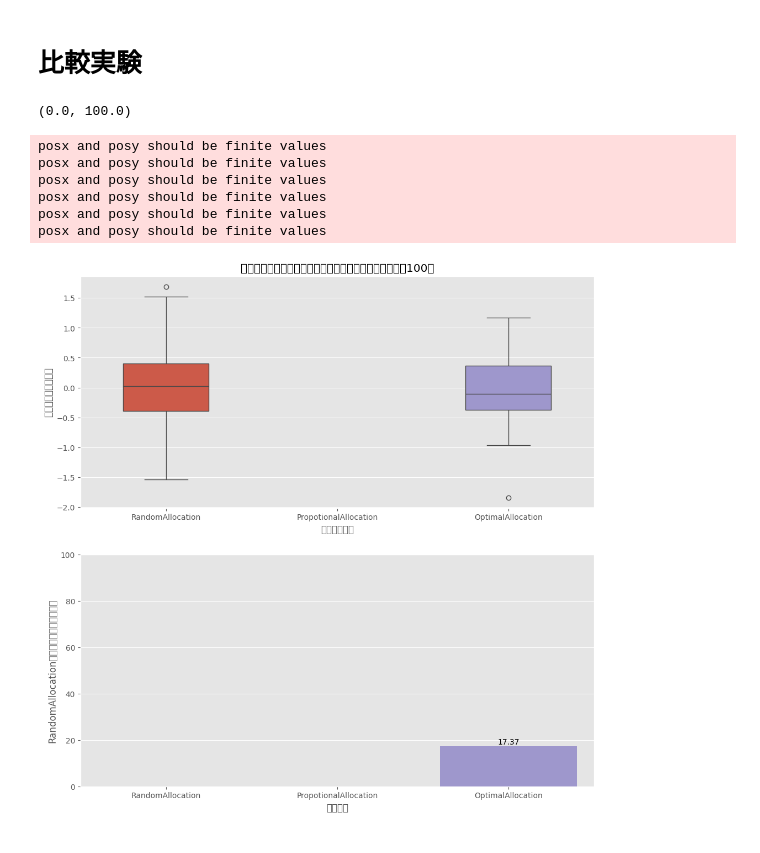
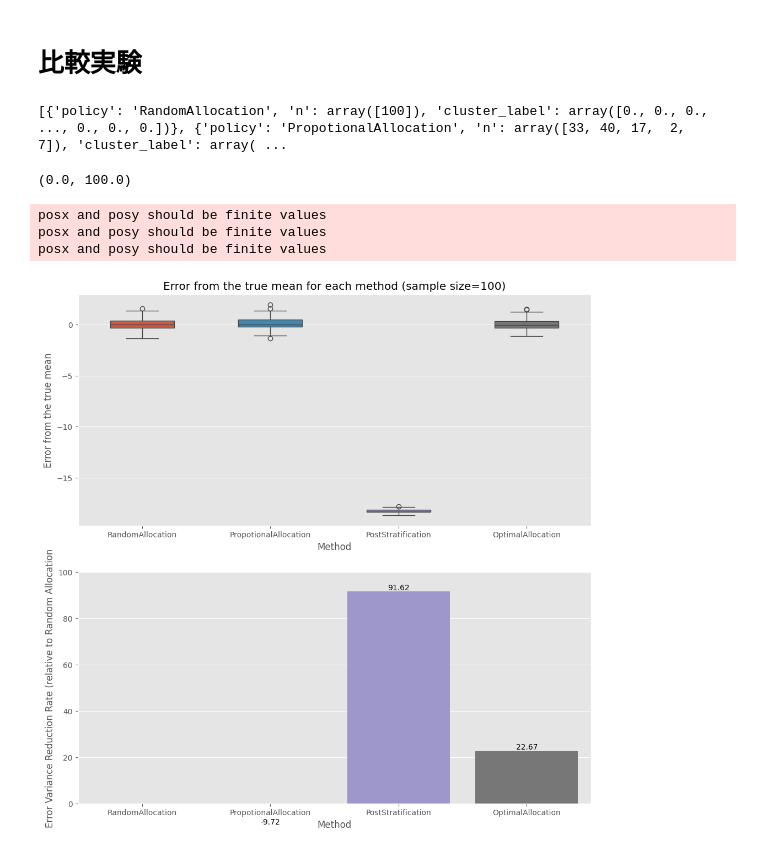
Before and after one commit to Monketu/ABtesting, a Jupyter notebook: notebook/層化抽出_実データ.ipynb, the cells around one changed output. Saved outputs shown, nothing was run; the diff lists cells and outputs as text; code cells hidden in the pictures.

```diff
--- a/notebook/層化抽出_実データ.ipynb
+++ b/notebook/層化抽出_実データ.ipynb
@@ -281,13 +259,15 @@ class RandomAllocation(BaseAllocation):
         """ランダムにn_samplesの標本を選択する"""
         n = np.array([self.n_samples])
 
-        return n  # （例）標本サイズが100のとき、n=[100]
+        return n  # （例）n=[標本サイズ]
 
     def clustering(self, X: NDArray) -> tuple[NDArray, NDArray]:
         # cluster_labelのすべての要素は0（すべてのデータを同じクラスタに属させている）
-        cluster_label = np.zeros(X.shape[0])
+        cluster_label = np.zeros(
+            X.shape[0]
+        )  # cluster_label = [0,0,0,,...(要素数：データ数）]
         # クラスタサイズ＝データ数
-        cluster_size = np.array([len(cluster_label)])
+        cluster_size = np.array([len(cluster_label)])  # cluster_size=[データ数]
         return cluster_label, cluster_size
 # %% [markdown]
 ##### 方法② 比例配分
@@ -305,3 +287,10 @@ class PropotionalAllocation(BaseAllocation):
+# %%
+class PostStratification(BaseAllocation):
+    def solve(self, X: NDArray, y: NDArray) -> NDArray:
+        """ランダムにn_samplesの標本を選択する"""
+        n = np.array([self.n_samples])
+
+        return n  # （例）n=[標本サイズ]
 # %% [markdown]
 ##### 方法③ 最適配分
 # %%
@@ -401,6 +421,6 @@ def estimate_y_mean(n: NDArray, cluster_label: NDArray, y: NDArray) -> NDArray:
 # %%
-N_SAMPLES = 100  # 標本数
-H = 6  # クラスタ数
+N_SAMPLES = 100  # 標本サイズ
+H = 5  # クラスタ数 #6になるとpropotionalallocationがうまくいかない（多分ある層の標本数が0になるから）
 N_TRIALS = 100  # 試行回数
 m_VALUE = 2  # 各クラスタの最小標本数
 RANDOM_STATE = 0  # 乱数シード
@@ -409,6 +429,7 @@ RANDOM_STATE = 0  # 乱数シード
 policies: list[BaseAllocation] = [
     RandomAllocation(n_samples=N_SAMPLES, H=H, random_state=RANDOM_STATE),
     PropotionalAllocation(n_samples=N_SAMPLES, H=H, random_state=RANDOM_STATE),
+    PostStratification(n_samples=N_SAMPLES, H=H, random_state=RANDOM_STATE),
     OptimalAllocation(
         n_samples=N_SAMPLES,
         H=H,
@@ -422,8 +443,8 @@ policies: list[BaseAllocation] = [
 allocations: list[dict] = []  # 各戦略の実行結果が辞書形式で追加される
 for policy in policies:
     # policyを用いてXをクラスタリング(_は戻り値の２番目を無視)
-    cluster_label, _ = policy.clustering(X)
-    n = policy.solve(X, y)
+    cluster_label, _ = policy.clustering(X_scaled)
+    n = policy.solve(X_scaled, y)
     allocations.append(
         {
             "policy": policy.__class__.__name__,
@@ -431,12 +452,18 @@ for policy in policies:
             "cluster_label": cluster_label,
         }
     )
+print(allocations)
 
 # 各戦略の標本数に基づいて目的変数の平均を推定
 y_hats = []
 for random_state in range(N_TRIALS):
     for allocation in allocations:
-        y_hat = estimate_y_mean(allocation["n"], allocation["cluster_label"], y)
+        if allocation["policy"] == "PostStratification":
+            y_hat = estimate_y_mean_post(
+                allocation["n"], allocation["cluster_label"], y
+            )
+        else:
+            y_hat = estimate_y_mean(allocation["n"], allocation["cluster_label"], y)
         y_hats.append(
             {
                 "policy": allocation["policy"],
@@ -444,6 +471,8 @@ for random_state in range(N_TRIALS):
                 "random_state": random_state,
             }
         )
+# %% [output]
+[{'policy': 'RandomAllocation', 'n': array([100]), 'cluster_label': array([0., 0., 0., ..., 0., 0., 0.])}, {'policy': 'PropotionalAllocation', 'n': array([33, 40, 17,  2,  7]), 'cluster_label': array( ...
 # %%
 import matplotlib.pyplot as plt
 import seaborn as sns
@@ -466,45 +495,42 @@ sns.boxplot(
     width=0.5,
 )
 axes[0].set_title(
-    "各標本配分手法における真の平均からの誤差（標本数＝{}）".format(N_SAMPLES)
+    "Error from the true mean for each method (sample size={})".format(N_SAMPLES)
 )
-axes[0].set_ylabel("真の平均からの誤差")
-axes[0].set_xlabel("標本配分手法")
+axes[0].set_ylabel("Error from the true mean")
+axes[0].set_xlabel("Method")
 
 # 棒グラフでRandomAllocationに対する誤差分散削減率を比較
 # random_allocationの誤差分散
 random_allocation_std = y_hat_df[y_hat_df["policy"] == "RandomAllocation"][
     "error"
 ].var()
 # random_allocation以外の誤差分散
 non_random_allocation_std = (
     y_hat_df[y_hat_df["policy"] != "RandomAllocation"].groupby("policy")["error"].var()
 )
 reduction_rate = (
     1 - non_random_allocation_std / random_allocation_std
 ) * 100  # 削減率 (%)
 ## policyの順番をpoliciesの順番に調整
 reduction_rate = reduction_rate.reindex(
     [policy.__class__.__name__ for policy in policies]
 )
 sns.barplot(
     x=reduction_rate.index,
     y=reduction_rate.values,
     ax=axes[1],
     hue=reduction_rate.index,
 )
 # 棒グラフの上に値を表示
 for i, v in enumerate(reduction_rate.values):
     axes[1].text(i, v, f"{v:.2f}", ha="center", va="bottom")
-axes[1].set_ylabel("RandomAllocationに対する誤差分散削減率")
-axes[1].set_xlabel("標本戦略")
+axes[1].set_ylabel("Error Variance Reduction Rate (relative to Random Allocation")
+axes[1].set_xlabel("Method")
 axes[1].set_ylim(0, 100)
 # %% [output]
 (0.0, 100.0)
 posx and posy should be finite values
 posx and posy should be finite values
 posx and posy should be finite values
-posx and posy should be finite values
-posx and posy should be finite values
-posx and posy should be finite values
-[figure, old version]
+[figure, new version]
```
Also changed, not shown: parts of 6 cells of this notebook, 1 other file.
